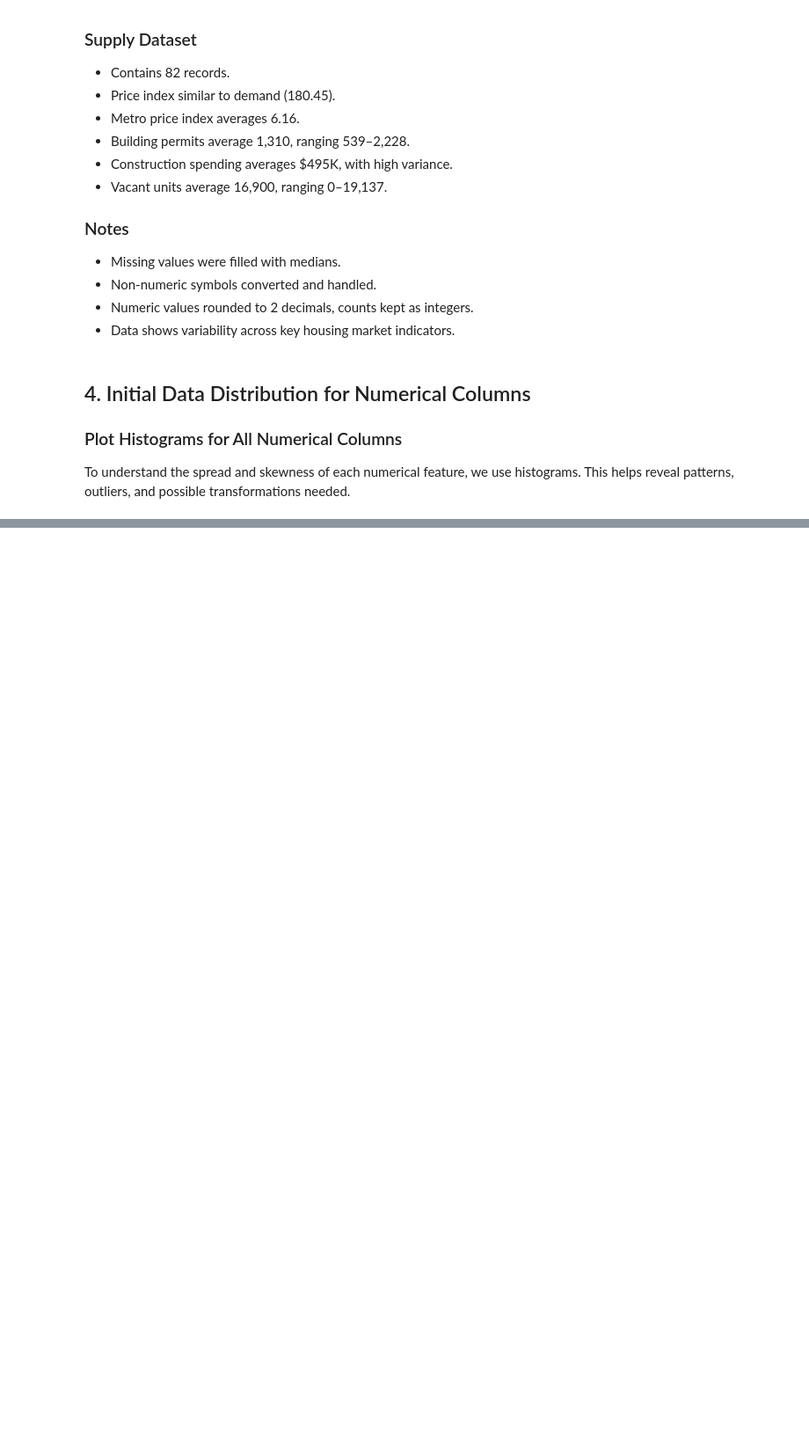
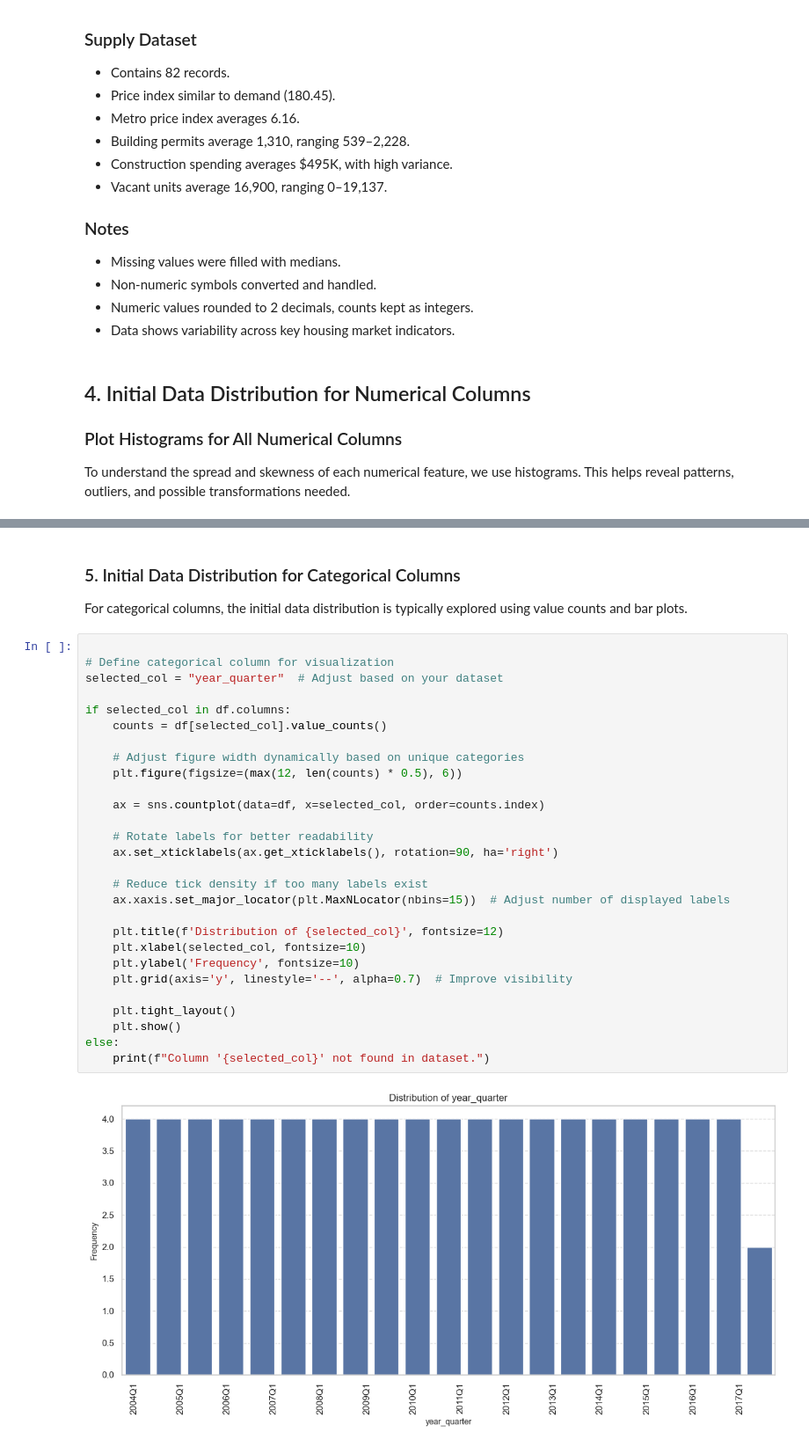
Before and after one commit to Kiruthikaa2512/datafun-06-eda, a Jupyter notebook: kiruthikaa_eda.ipynb, the cells around one changed output, grey strips where cells are left out. Shown at 88% size. Saved outputs shown, nothing was run; the diff lists cells and outputs as text; blank space fills up the shorter version.

```diff
--- a/kiruthikaa_eda.ipynb
+++ b/kiruthikaa_eda.ipynb
@@ -206,0 +303,33 @@ To understand the spread and skewness of each numerical feature, we use histogra
+# %% [markdown]
+### 5. Initial Data Distribution for Categorical Columns
+For categorical columns, the initial data distribution is typically explored using value counts and bar plots.
+# %%
+
+# Define categorical column for visualization
+selected_col = "year_quarter"  # Adjust based on your dataset
+
+if selected_col in df.columns:
+    counts = df[selected_col].value_counts()
+
+    # Adjust figure width dynamically based on unique categories
+    plt.figure(figsize=(max(12, len(counts) * 0.5), 6))
+
+    ax = sns.countplot(data=df, x=selected_col, order=counts.index)
+
+    # Rotate labels for better readability
+    ax.set_xticklabels(ax.get_xticklabels(), rotation=90, ha='right')
+
+    # Reduce tick density if too many labels exist
+    ax.xaxis.set_major_locator(plt.MaxNLocator(nbins=15))  # Adjust number of displayed labels
+
+    plt.title(f'Distribution of {selected_col}', fontsize=12)
+    plt.xlabel(selected_col, fontsize=10)
+    plt.ylabel('Frequency', fontsize=10)
+    plt.grid(axis='y', linestyle='--', alpha=0.7)  # Improve visibility
+
+    plt.tight_layout()
+    plt.show()
+else:
+    print(f"Column '{selected_col}' not found in dataset.")
+# %% [output]
+[figure, added]
```
Also changed, not shown: parts of 19 cells of this notebook, 3 other files.
